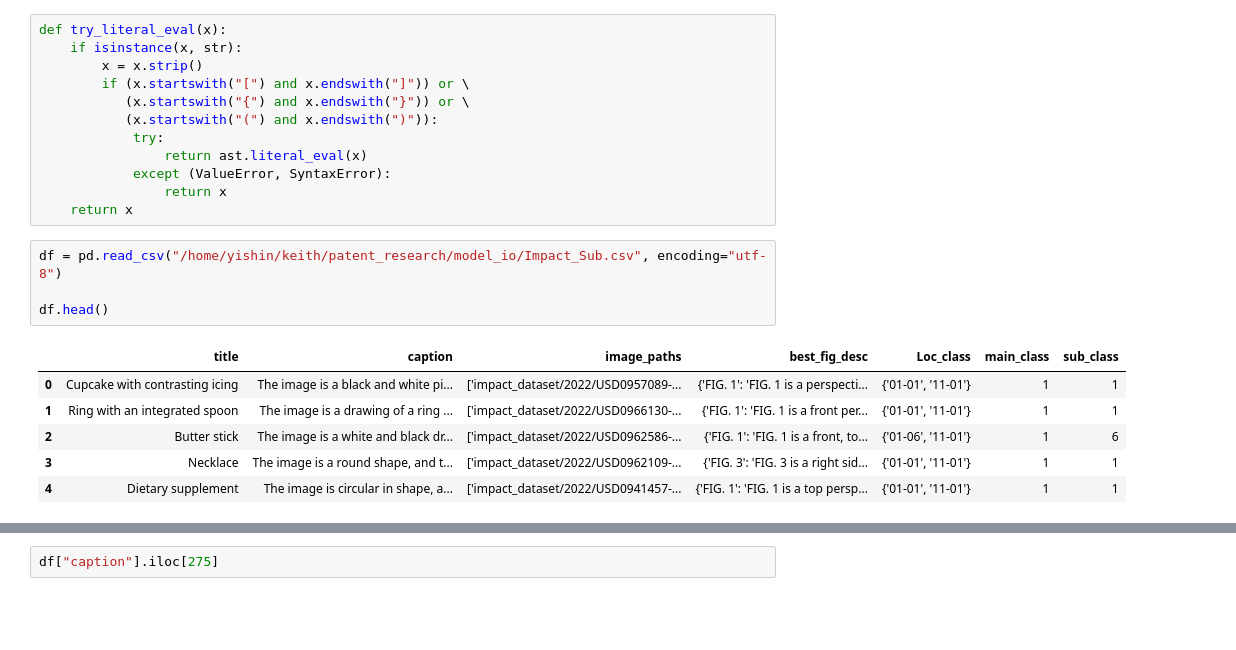
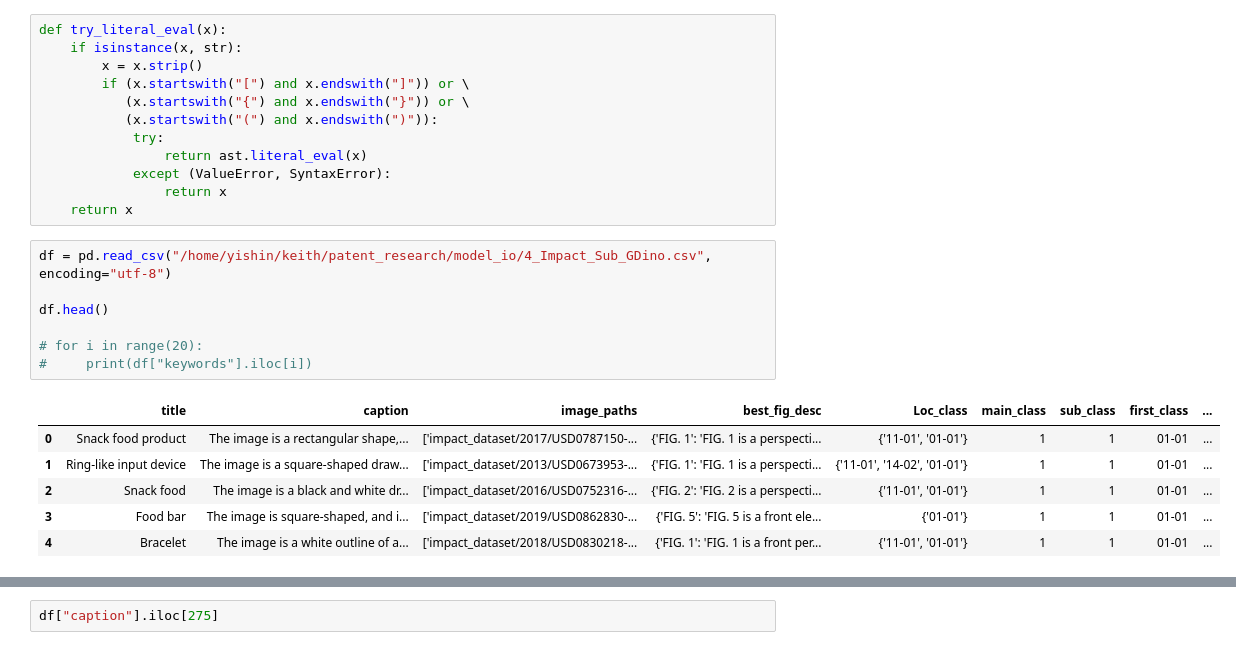
Before and after one commit to Keith-Saudjana/Patent-Research, a Jupyter notebook: step_00_misc.ipynb, the cells around one changed output, grey strips where cells are left out. Drawn from its saved outputs; the diff is of its cells as text; blank space fills up the shorter version.

```diff
--- a/step_00_misc.ipynb
+++ b/step_00_misc.ipynb
@@ -14,13 +14,16 @@ def try_literal_eval(x):
                 return x
     return x
 # %%
-df = pd.read_csv("/home/yishin/keith/patent_research/model_io/Impact_Sub.csv", encoding="utf-8")
+df = pd.read_csv("/home/yishin/keith/patent_research/model_io/4_Impact_Sub_GDino.csv", encoding="utf-8")
 
 df.head()
+
+# for i in range(20):
+#     print(df["keywords"].iloc[i])
 # %% [output]
-|  | title | caption | image_paths | best_fig_desc | Loc_class | main_class | sub_class |
-| 0 | Cupcake with contrasting icing | The image is a black and white pi... | ['impact_dataset/2022/USD0957089-... | {'FIG. 1': 'FIG. 1 is a perspecti... | {'01-01', '11-01'} | 1 | 1 |
-| 1 | Ring with an integrated spoon | The image is a drawing of a ring ... | ['impact_dataset/2022/USD0966130-... | {'FIG. 1': 'FIG. 1 is a front per... | {'01-01', '11-01'} | 1 | 1 |
-| 2 | Butter stick | The image is a white and black dr... | ['impact_dataset/2022/USD0962586-... | {'FIG. 1': 'FIG. 1 is a front, to... | {'01-06', '11-01'} | 1 | 6 |
-| 3 | Necklace | The image is a round shape, and t... | ['impact_dataset/2022/USD0962109-... | {'FIG. 3': 'FIG. 3 is a right sid... | {'01-01', '11-01'} | 1 | 1 |
-| 4 | Dietary supplement | The image is circular in shape, a... | ['impact_dataset/2022/USD0941457-... | {'FIG. 1': 'FIG. 1 is a top persp... | {'01-01', '11-01'} | 1 | 1 |
+|  | title | caption | image_paths | best_fig_desc | Loc_class | main_class | sub_class | first_class | ... |
+| 0 | Snack food product | The image is a rectangular shape,... | ['impact_dataset/2017/USD0787150-... | {'FIG. 1': 'FIG. 1 is a perspecti... | {'11-01', '01-01'} | 1 | 1 | 01-01 | ... |
+| 1 | Ring-like input device | The image is a square-shaped draw... | ['impact_dataset/2013/USD0673953-... | {'FIG. 1': 'FIG. 1 is a perspecti... | {'11-01', '14-02', '01-01'} | 1 | 1 | 01-01 | ... |
+| 2 | Snack food | The image is a black and white dr... | ['impact_dataset/2016/USD0752316-... | {'FIG. 2': 'FIG. 2 is a perspecti... | {'11-01', '01-01'} | 1 | 1 | 01-01 | ... |
+| 3 | Food bar | The image is square-shaped, and i... | ['impact_dataset/2019/USD0862830-... | {'FIG. 5': 'FIG. 5 is a front ele... | {'01-01'} | 1 | 1 | 01-01 | ... |
+| 4 | Bracelet | The image is a white outline of a... | ['impact_dataset/2018/USD0830218-... | {'FIG. 1': 'FIG. 1 is a front per... | {'11-01', '01-01'} | 1 | 1 | 01-01 | ... |
```
Also changed, not shown: parts of 1 cell of this notebook, 7 other files.
